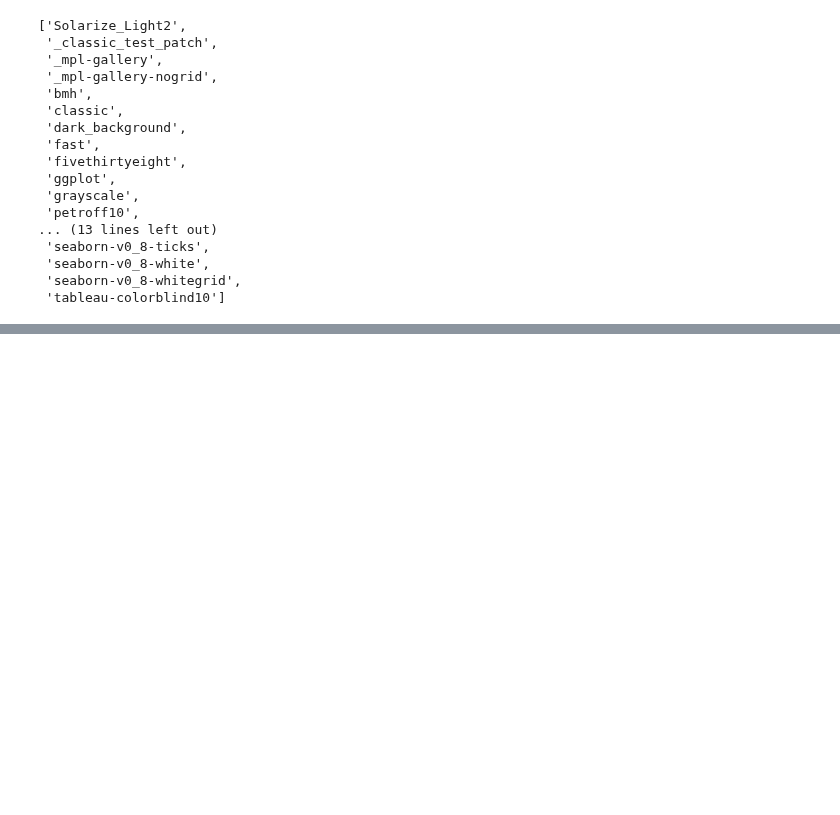
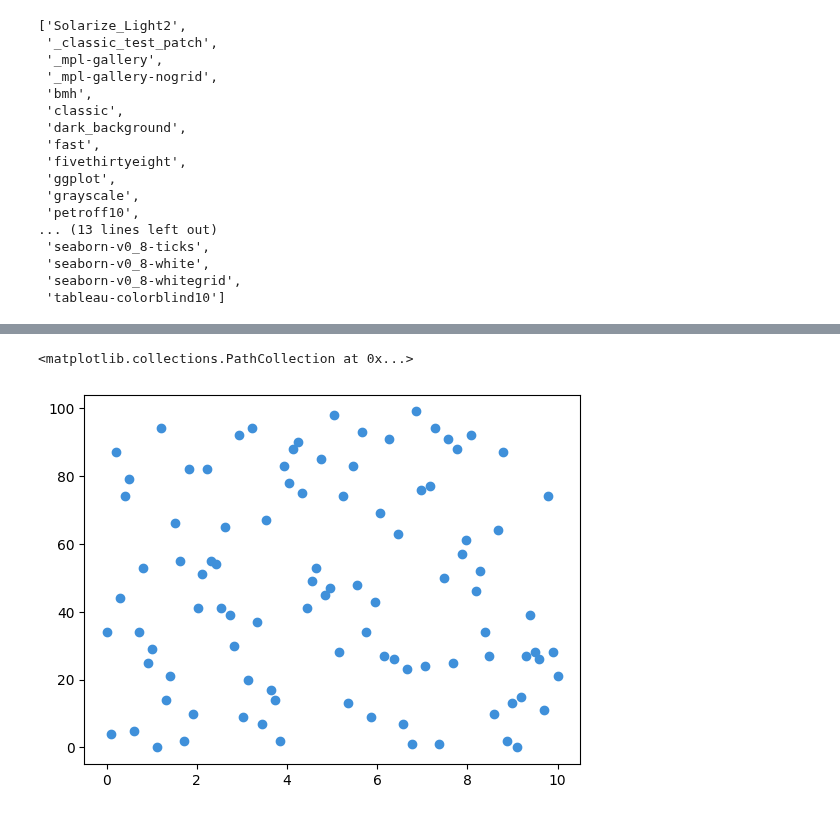
Before and after one commit to corpsedust/NareshIT, a Jupyter notebook: Self-practice(Tasks and IQ stuff)/Matplotlibpractice.ipynb, the cells around one changed output, grey strips where cells are left out. Drawn from its saved outputs; the diff is of its cells as text; code cells hidden in the pictures; blank space fills up the shorter version.

```diff
--- a/Self-practice(Tasks and IQ stuff)/Matplotlibpractice.ipynb
+++ b/Self-practice(Tasks and IQ stuff)/Matplotlibpractice.ipynb
@@ -290,0 +291,8 @@ plt.plot(x, np.sin(x), "Pink")
+# %%
+y = [np.random.randint(0,100) for _ in range(100)]
+x = np.linspace(0,10,100)
+
+plt.scatter(x,y)
+# %% [output]
+<matplotlib.collections.PathCollection at 0x...>
+[figure, added]
```
Also changed, not shown: parts of 10 cells of this notebook.
